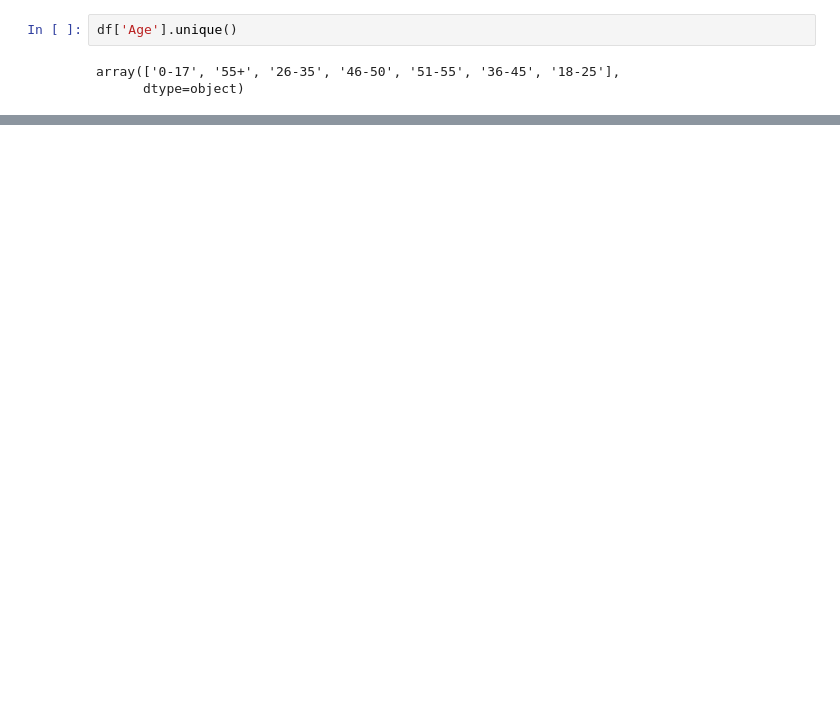
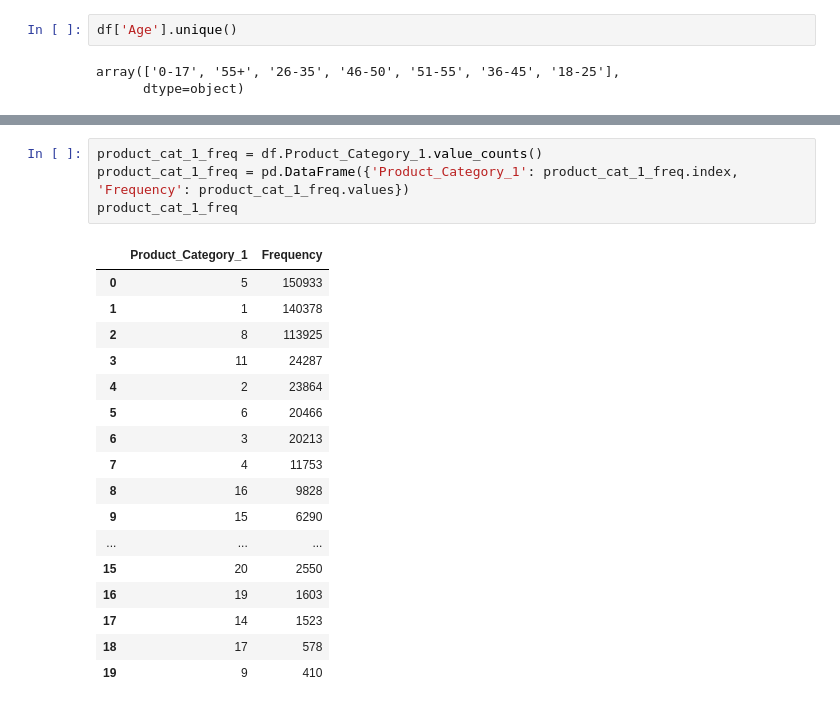
Before and after one commit to DulanjaliLiyanage/UOM-Data-Science-Project-CS5617, a Jupyter notebook: Project/239162A - CS5617 - Data Science.ipynb, the cells around one changed output, grey strips where cells are left out. Drawn from its saved outputs; the diff is of its cells as text; blank space fills up the shorter version.

```diff
--- a/Project/239162A - CS5617 - Data Science.ipynb
+++ b/Project/239162A - CS5617 - Data Science.ipynb
@@ -196,0 +232,22 @@ df.head()
+# %%
+product_cat_1_freq = df.Product_Category_1.value_counts()
+product_cat_1_freq = pd.DataFrame({'Product_Category_1': product_cat_1_freq.index, 'Frequency': product_cat_1_freq.values})
+product_cat_1_freq
+# %% [output]
+|  | Product_Category_1 | Frequency |
+| 0 | 5 | 150933 |
+| 1 | 1 | 140378 |
+| 2 | 8 | 113925 |
+| 3 | 11 | 24287 |
+| 4 | 2 | 23864 |
+| 5 | 6 | 20466 |
+| 6 | 3 | 20213 |
+| 7 | 4 | 11753 |
+| 8 | 16 | 9828 |
+| 9 | 15 | 6290 |
+| ... | ... | ... |
+| 15 | 20 | 2550 |
+| 16 | 19 | 1603 |
+| 17 | 14 | 1523 |
+| 18 | 17 | 578 |
+| 19 | 9 | 410 |
```
Also changed, not shown: parts of 28 cells of this notebook.
